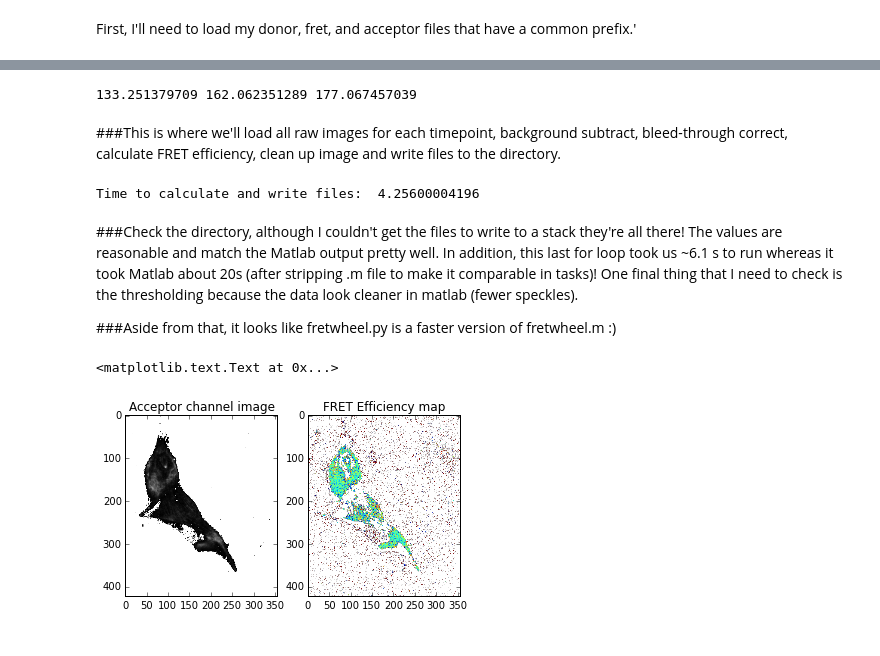
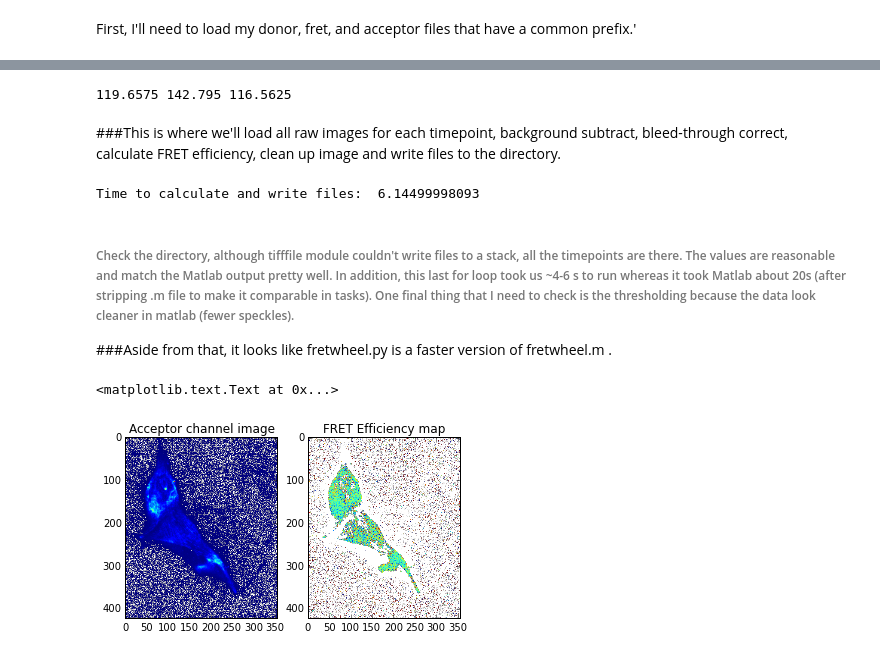
Before and after one commit to ramalldf/bioinformatics, a Jupyter notebook: fretwheel.ipynb, the cells around one changed output, grey strips where cells are left out. Drawn from its saved outputs; the diff is of its cells as text; code cells hidden in the pictures.

```diff
--- a/fretwheel.ipynb
+++ b/fretwheel.ipynb
@@ -30,6 +30,6 @@ Label for written file: cell7
 # %%
 #Select background area
-coords= ginput()
+coords= plt.ginput()
 # %%
 #Round coordinates
 x= round(coords[0][0])
@@ -47,13 +52,14 @@ print x,y
 # %%
 #Now we'll take the average background from each channel in 21x21 window
-#Make sure to list submatrix as [yStart:yEnd,xStart:xEnd]
-donorBack= mean(donorStack[y-10:y+10,x-10:x+10])
-fretBack= mean(fretStack[y-10:y+10,x-10:x+10])
-acceptorBack= mean(acceptorStack[y-10:y+10,x-10:x+10])
+#Make sure to list submatrix as [yStart:yEnd,xStart:xEnd] cause its [rows,cols]
+#Note: mean() without np. should work but it's been giving me errors
+donorBack= np.mean(donor0[y-10:y+10,x-10:x+10])
+fretBack= np.mean(fret0[y-10:y+10,x-10:x+10])
+acceptorBack= np.mean(acceptor0[y-10:y+10,x-10:x+10])
 
 print donorBack, fretBack, acceptorBack#Doublecheck values are reasonable
 # %% [output]
-133.251379709 162.062351289 177.067457039
+119.6575 142.795 116.5625
 # %%
 #Now we'll define bleed-through values (characteristic for your scope, collected previously)
 btdonor= 0.6072;#40x air updated 1/21/15
@@ -78,47 +84,44 @@ for i in range(0,len(acceptorStack)):#Loop through stack for each channel
     donor= np.double(donor); fret= np.double(fret); acceptor= np.double(acceptor);
     fretcorrected= fret - donor*(btdonor) - acceptor*(btacceptor)#Bleedthrough correction for donor and acceptor channels.
 
-    donor[donor<0]= nan#Threshold negative values (don't make sense)
-    fret[fret<=0]= nan
-    acceptor[acceptor<=0]= nan
+    #Note: In an earlier version of the script I could just write donor[donor<0] = nan but now it says 'nan' is not defined...so:
+    donor[donor<0]= float('nan')#Threshold negative values
+    fret[fret<=0]= float('nan')
+    acceptor[acceptor<=0]= float('nan')
 
     #Below we calculate FRET efficiency and threshold values by using the acceptor channel image as a reference
     efficiency= 100*(fretcorrected/(fretcorrected+donor));
-    acceptorMask= acceptor<200#Threshold: acceptor pixels less than 100
-    maskEff= efficiency#Initialize matrix
-    maskEff[acceptorMask]= nan#At acceptorMask indices where intensity<100, turn to nan
+    acceptorMask= acceptor<200#Threshold
+    maskEff= efficiency#Initialize masked matrix
+    maskEff[acceptorMask]= float('nan')#At acceptorMask indices where intensity<threshold, turn to nan
 
     #This part of the code in Matlab assembled a structure with all parameters
     maskEff2= np.uint16(maskEff)#Convert data back into uint16 format to write a uint16 file
-    imsave('python_write'+str(i)+'.tif',maskEff2)
-
-    #saveFile= Image.fromarray(maskEff2, mode = 'I;16')#Convert to format Image.fromarray can recognize
-    #saveFile.save('test_write.tif')#Write uint16 file :
-
-    #saveFile.save('test_write.tif',saveeFile)#Write uint16 file :
-
+    imsave('python_writeRedo'+str(i)+'.tif',maskEff2)
 
 t1= time.time()
 total= t1-t0
 print 'Time to calculate and write files: ', total
 # %% [output]
-Time to calculate and write files:  4.25600004196
+Time to calculate and write files:  6.14499998093
 # %% [markdown]
-###Check the directory, although I couldn't get the files to write to a stack they're all there! The values are reasonable and match the Matlab output pretty well. In addition, this last for loop took us ~6.1 s to run whereas it took Matlab about 20s (after stripping .m file to make it comparable in tasks)! One final thing that I need to check is the thresholding because the data look cleaner in matlab (fewer speckles).
+###### Check the directory, although tifffile module couldn't write files to a stack, all the timepoints are there. The values are reasonable and match the Matlab output pretty well. In addition, this last for loop took us ~4-6 s to run whereas it took Matlab about 20s (after stripping .m file to make it comparable in tasks). One final thing that I need to check is the thresholding because the data look cleaner in matlab (fewer speckles).
 
-###Aside from that, it looks like fretwheel.py is a faster version of fretwheel.m :)
+###Aside from that, it looks like fretwheel.py is a faster version of fretwheel.m .
 # %%
+#Here are sample images of the last timepoint of acceptor channel image vs fret index image
+
 %matplotlib inline
 
 plt.subplot(1,2,1)
-plt.imshow(acceptor, cmap = cm.Greys_r)
+plt.imshow(acceptor)
 
 plt.title('Acceptor channel image')
 
 
 plt.subplot(1,2,2)
 plt.imshow(maskEff, vmin= 0, vmax= 75)
 plt.title('FRET Efficiency map')
 # %% [output]
 <matplotlib.text.Text at 0x...>
-[figure, old version]
+[figure, new version]
```
Also changed, not shown: parts of 14 cells of this notebook.
